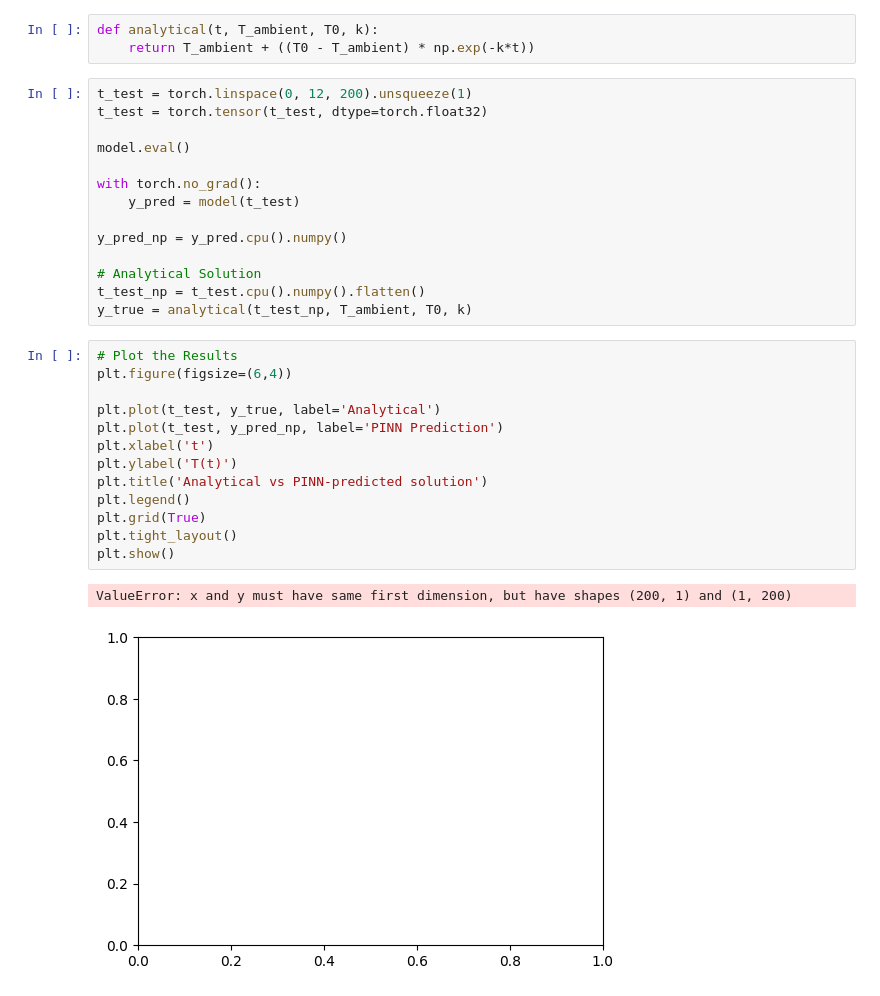
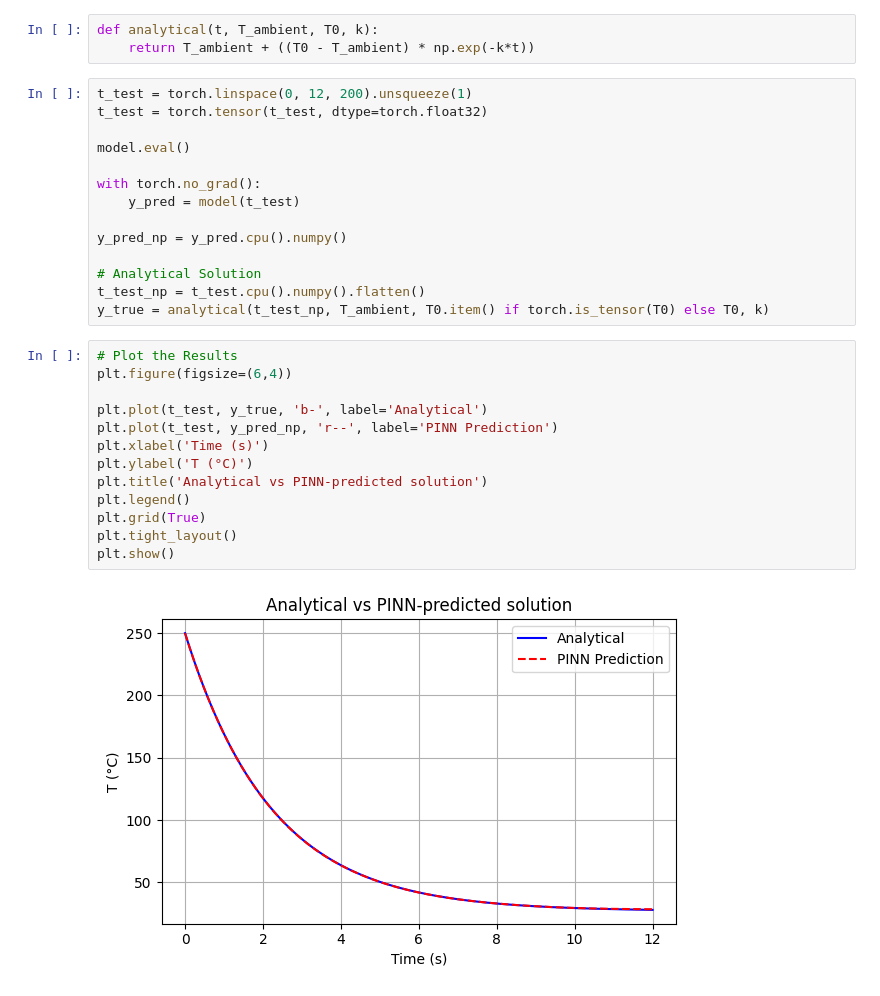
Before and after one commit to Aman-Sunesh/Physics-Informed-Neural-Networks-for-Classical-Physics-Laws, a Jupyter notebook: Newtons_Law_of_Cooling.ipynb, the cells around one changed output. Drawn from its saved outputs; the diff is of its cells as text.

```diff
--- a/Newtons_Law_of_Cooling.ipynb
+++ b/Newtons_Law_of_Cooling.ipynb
@@ -207,20 +213,19 @@ y_pred_np = y_pred.cpu().numpy()
 
 # Analytical Solution
 t_test_np = t_test.cpu().numpy().flatten()
-y_true = analytical(t_test_np, T_ambient, T0, k)
+y_true = analytical(t_test_np, T_ambient, T0.item() if torch.is_tensor(T0) else T0, k)
 # %%
 # Plot the Results
 plt.figure(figsize=(6,4))
 
-plt.plot(t_test, y_true, label='Analytical')
-plt.plot(t_test, y_pred_np, label='PINN Prediction')
-plt.xlabel('t')
-plt.ylabel('T(t)')
+plt.plot(t_test, y_true, 'b-', label='Analytical')
+plt.plot(t_test, y_pred_np, 'r--', label='PINN Prediction')
+plt.xlabel('Time (s)')
+plt.ylabel('T (°C)')
 plt.title('Analytical vs PINN‐predicted solution')
 plt.legend()
 plt.grid(True)
 plt.tight_layout()
 plt.show()
 # %% [output]
-ValueError: x and y must have same first dimension, but have shapes (200, 1) and (1, 200)
-[figure, old version]
+[figure, new version]
```
Also changed, not shown: parts of 3 cells of this notebook, 1 other file.
